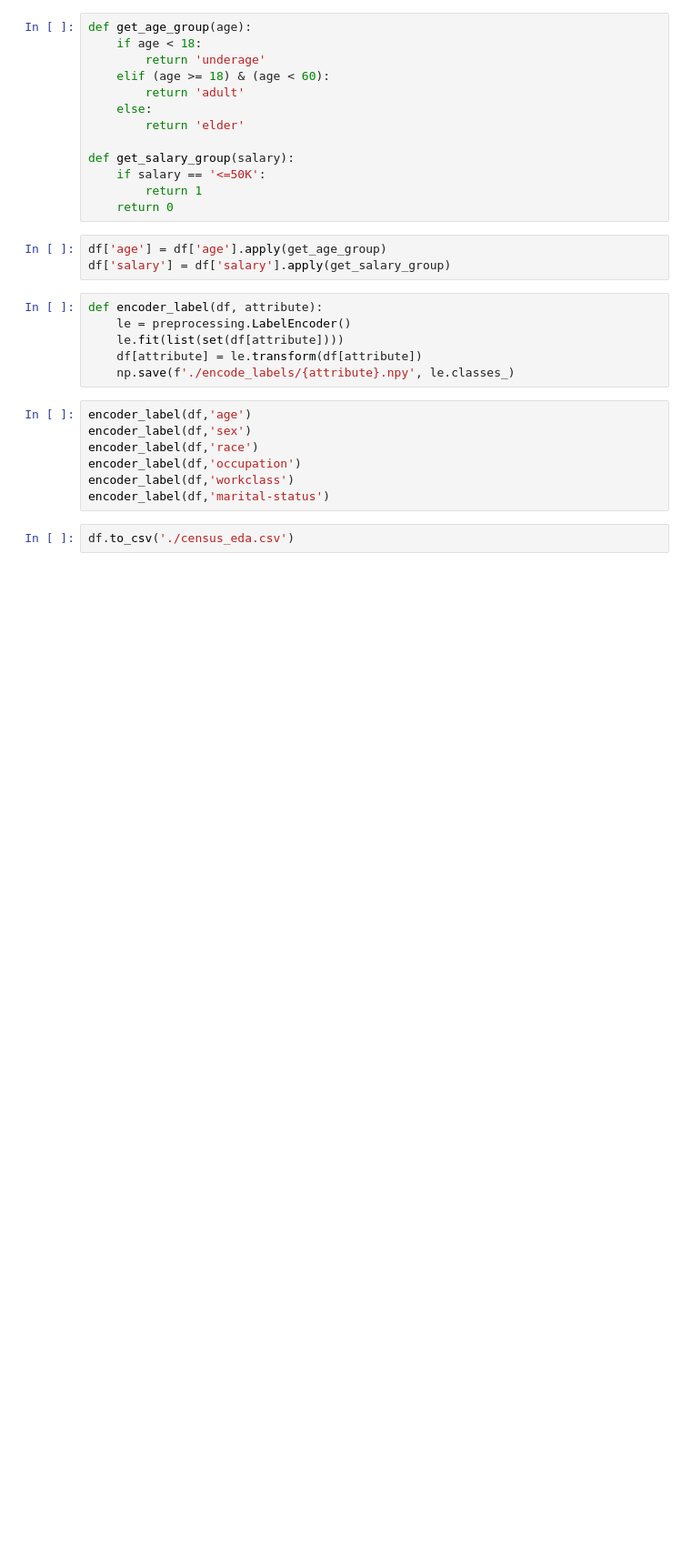
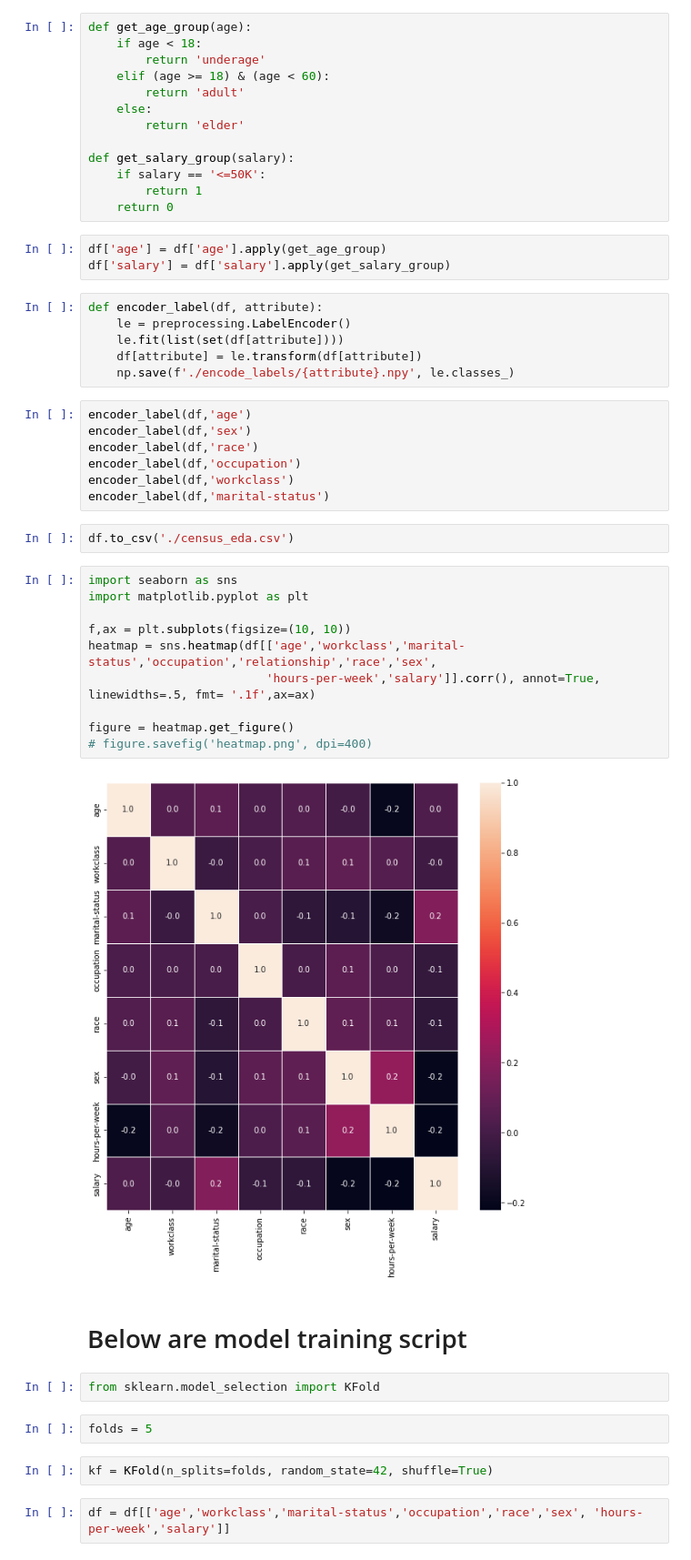
Before and after one commit to AlexSiXiong/Udacity-Machine-Learning-DevOps-Engineer, a Jupyter notebook: DevOps_Proj3_v1/data/EDA.ipynb, the cells around one changed output. Shown at 91% size. Saved outputs shown, nothing was run; the diff lists cells and outputs as text; blank space fills up the shorter version.

Commit message:
add correlation heatmap

```diff
--- a/DevOps_Proj3_v1/data/EDA.ipynb
+++ b/DevOps_Proj3_v1/data/EDA.ipynb
@@ -54,3 +60,25 @@ encoder_label(df,'workclass')
 encoder_label(df,'marital-status')
 # %%
 df.to_csv('./census_eda.csv')
+# %%
+import seaborn as sns
+import matplotlib.pyplot as plt
+
+f,ax = plt.subplots(figsize=(10, 10))
+heatmap = sns.heatmap(df[['age','workclass','marital-status','occupation','relationship','race','sex',
+                         'hours-per-week','salary']].corr(), annot=True, linewidths=.5, fmt= '.1f',ax=ax)
+
+figure = heatmap.get_figure()
+# figure.savefig('heatmap.png', dpi=400)
+# %% [output]
+[figure, added]
+# %% [markdown]
+# Below are model training script
+# %%
+from sklearn.model_selection import KFold
+# %%
+folds = 5
+# %%
+kf = KFold(n_splits=folds, random_state=42, shuffle=True)
+# %%
+df = df[['age','workclass','marital-status','occupation','race','sex', 'hours-per-week','salary']]
```
Also changed, not shown: parts of 10 cells of this notebook.
